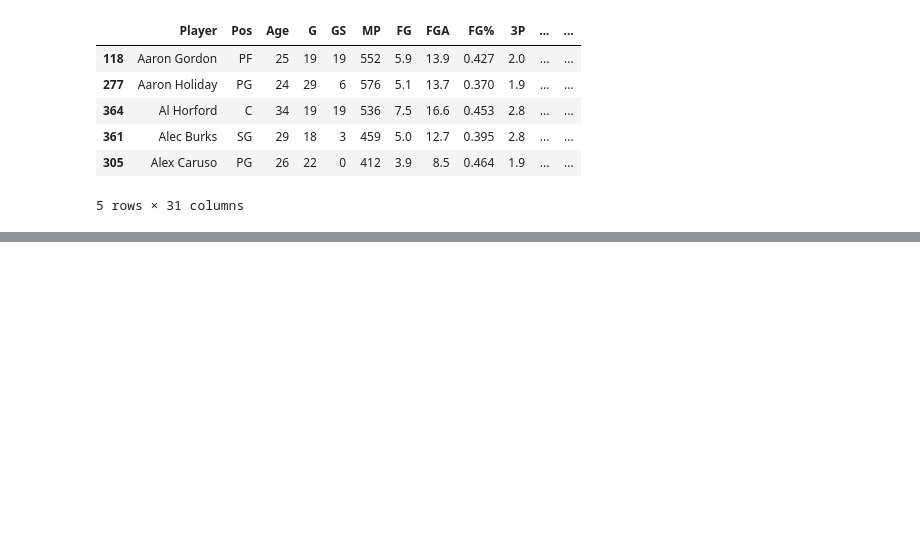
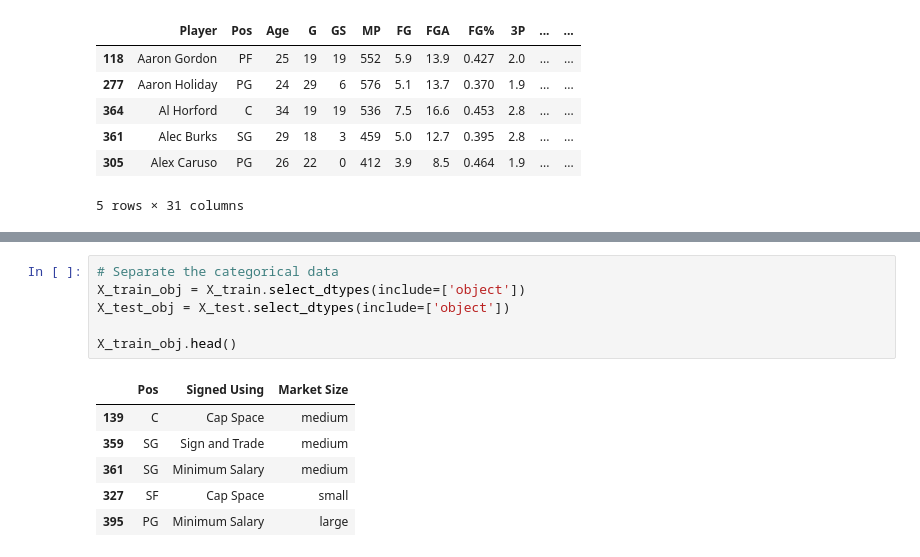
Before and after one commit to graham-ecu/NBA-Salary-Prediction, a Jupyter notebook: Pre-processing and Training Data Development.ipynb, the cells around one changed output, grey strips where cells are left out. Cells and saved outputs as stored; diff of their text form; blank space fills up the shorter version.

```diff
--- a/Pre-processing and Training Data Development.ipynb
+++ b/Pre-processing and Training Data Development.ipynb
@@ -44,0 +31,13 @@ print(X_train.shape, X_test.shape, y_train.shape, y_test.shape)
+# %%
+# Separate the categorical data
+X_train_obj = X_train.select_dtypes(include=['object'])
+X_test_obj = X_test.select_dtypes(include=['object'])
+
+X_train_obj.head()
+# %% [output]
+|  | Pos | Signed Using | Market Size |
+| 139 | C | Cap Space | medium |
+| 359 | SG | Sign and Trade | medium |
+| 361 | SG | Minimum Salary | medium |
+| 327 | SF | Cap Space | small |
+| 395 | PG | Minimum Salary | large |
```
Also changed, not shown: parts of 10 cells of this notebook.
